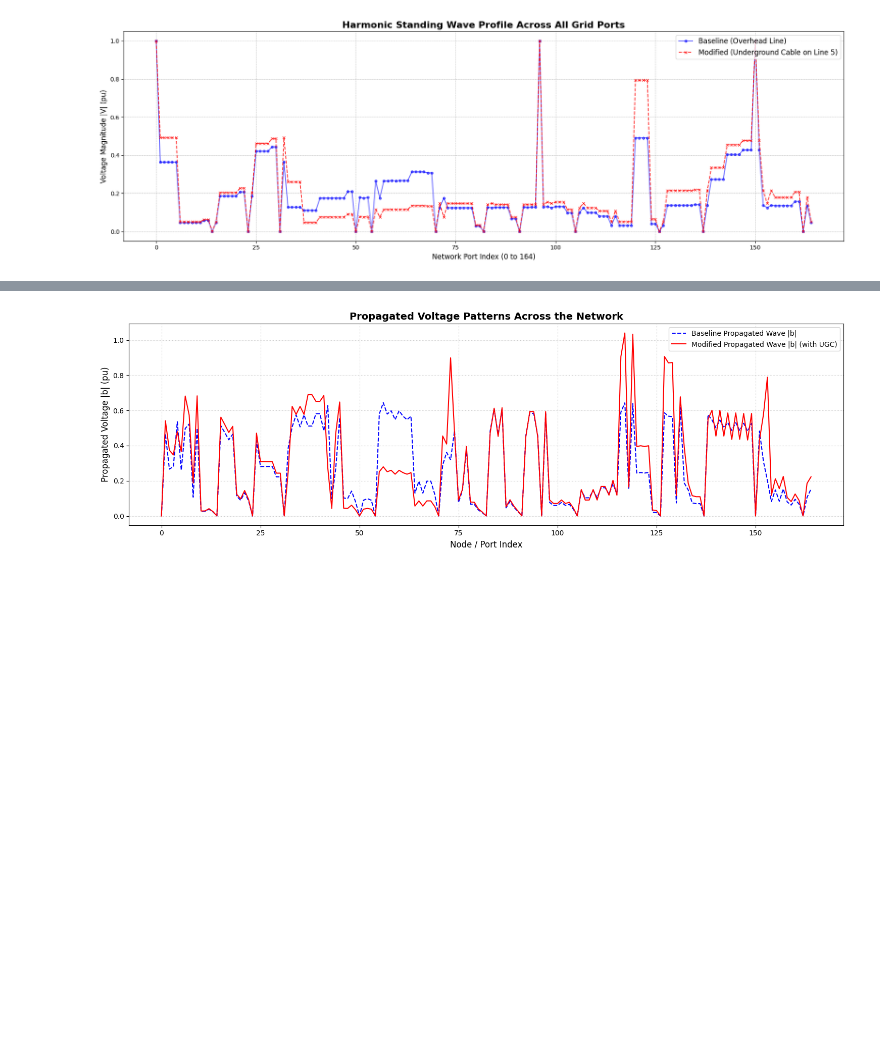
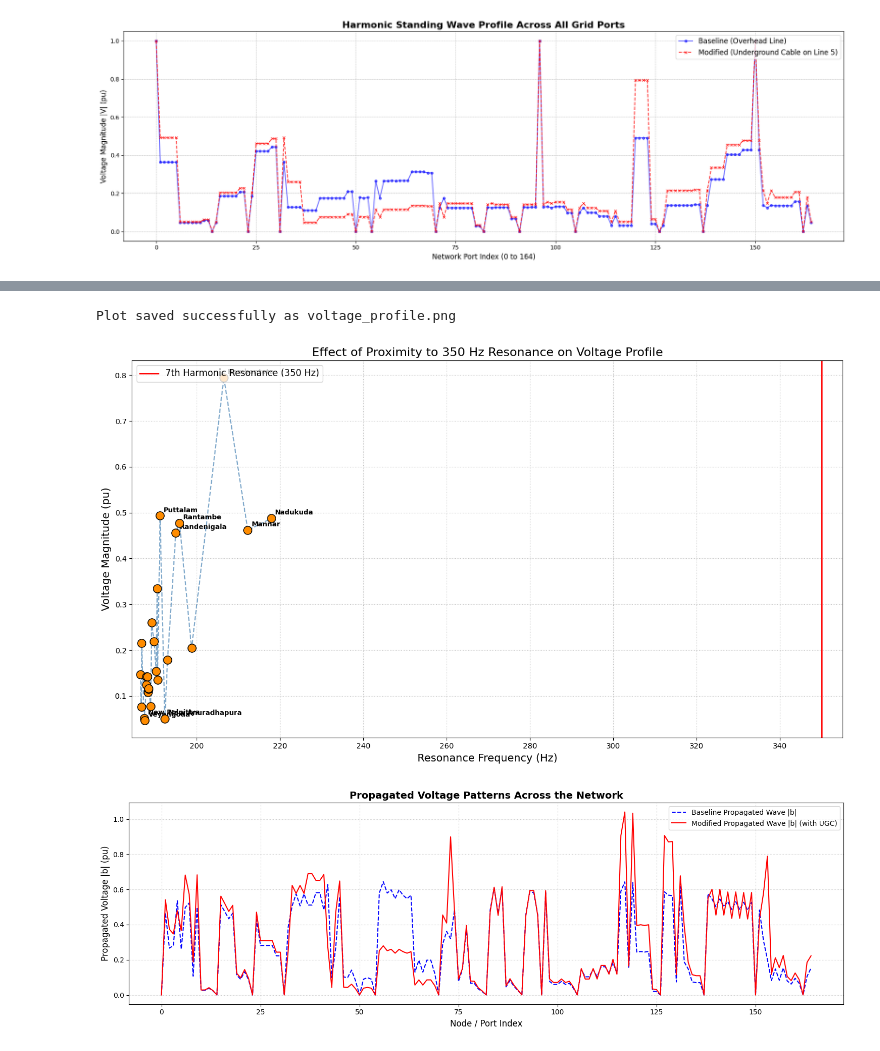
Before and after one commit to nimeshlal097/Undergraduate_FYP, a Jupyter notebook: S_Parameter Model for 7 th Harmonic.ipynb, the cells around one changed output, grey strips where cells are left out. Saved outputs shown, nothing was run; the diff lists cells and outputs as text; code cells hidden in the pictures; blank space fills up the shorter version.

```diff
--- a/S_Parameter Model for 7 th Harmonic.ipynb
+++ b/S_Parameter Model for 7 th Harmonic.ipynb
@@ -1056,3 +1103,66 @@ plt.show()
+# %%
+import matplotlib.pyplot as plt
+import numpy as np
+
+# Corrected v_dict
+v_dict = {
+    "Puttalam": 0.4931, "New Anuradhapura": 0.0500, "Vavuniya": 0.2042, "Mannar": 0.4615, "Nadukuda": 0.4873,
+    "New Chilaw": 0.2602, "Veyangoda": 0.0467, "Kotugoda": 0.0761, "New Kerawalapitiya": 0.0776,
+    "New Kerawalapitiya 2": 0.1153, "Kerawalapitiya": 0.1160, "Colombo-L": 0.1357, "Biyagama": 0.1471,
+    "Kelaniya": 0.1419, "Barge": 0.1422, "Pannipitiya": 0.1543, "Panni D2": 0.1246, "Padukka": 0.1078,
+    "New Polpitiya": 0.0510, "Hambantota": 0.7943, "Kotmale": 0.2151, "Upper Kotmale": 0.2193,
+    "Victoria": 0.3349, "Randenigala": 0.4555, "Rantambe": 0.4775, "New Habarana": 0.1783
+}
+
+f_dict = {
+    "Puttalam": 191.21, "New Anuradhapura": 192.34, "Vavuniya": 198.77, "Mannar": 212.25, "Nadukuda": 217.86,
+    "New Chilaw": 189.15, "Veyangoda": 187.46, "Kotugoda": 186.71, "New Kerawalapitiya 2": 188.44,
+    "New Kerawalapitiya": 188.97, "Kerawalapitiya": 188.47, "Colombo-L": 190.60, "Biyagama": 186.44,
+    "Kelaniya": 187.90, "Barge": 188.13, "Pannipitiya": 190.25, "Panni D2": 187.96, "Padukka": 188.35,
+    "New Polpitiya": 187.36, "Hambantota": 206.51, "Kotmale": 186.80, "Upper Kotmale": 189.77,
+    "Victoria": 190.51, "Randenigala": 194.98, "Rantambe": 195.87, "New Habarana": 193.00
+}
+
+junctions = list(v_dict.keys())
+v_ugc = [v_dict[j] for j in junctions]
+f_res = [f_dict[j] for j in junctions]
+
+# Sort by resonance frequency to draw a clean line
+sorted_indices = np.argsort(f_res)
+f_res_sorted = np.array(f_res)[sorted_indices]
+v_ugc_sorted = np.array(v_ugc)[sorted_indices]
+junctions_sorted = np.array(junctions)[sorted_indices]
+
+# Create the plot without plt.figure()
+fig, ax = plt.subplots(figsize=(14, 8))
+ax.scatter(f_res_sorted, v_ugc_sorted, color='darkorange', s=120, edgecolors='black', zorder=5)
+ax.plot(f_res_sorted, v_ugc_sorted, color='steelblue', linestyle='--', alpha=0.7)
+
+# Add a vertical line for the 350 Hz (7th harmonic) mark
+ax.axvline(x=350, color='red', linestyle='-', linewidth=2, label='7th Harmonic Resonance (350 Hz)')
+
+# Annotate specific extreme or clear points to avoid clutter
+# Since all points are < 1.0, let's annotate prominent points (e.g., top voltages or key locations)
+for i, txt in enumerate(junctions_sorted):
+    # Annotate if voltage > 0.4 or voltage < 0.06 or frequency is highest
+    if v_ugc_sorted[i] > 0.4 or v_ugc_sorted[i] < 0.055 or i == len(junctions_sorted) - 1:
+        ax.annotate(txt, (f_res_sorted[i], v_ugc_sorted[i]), xytext=(5, 5), textcoords='offset points', fontsize=9, fontweight='bold')
+
+# Labels and Titles
+ax.set_title('Effect of Proximity to 350 Hz Resonance on Voltage Profile', fontsize=16)
+ax.set_xlabel('Resonance Frequency (Hz)', fontsize=14)
+ax.set_ylabel('Voltage Magnitude (pu)', fontsize=14)
+ax.grid(True, linestyle=':', alpha=0.8)
+
+# Extend x-axis slightly past 350 Hz
+ax.set_xlim(min(f_res_sorted)-2, 355)
+ax.legend(fontsize=12, loc='upper left')
+
+# Render
+plt.tight_layout()
+# %% [output]
+Plot saved successfully as voltage_profile.png
+[figure, added]
 # %%
 plt.figure(figsize=(15, 5))
 plt.plot(range(165), np.abs(b_total), label='Baseline Propagated Wave |b|', color='blue', linestyle='--')
```
Also changed, not shown: parts of 3 cells of this notebook.
